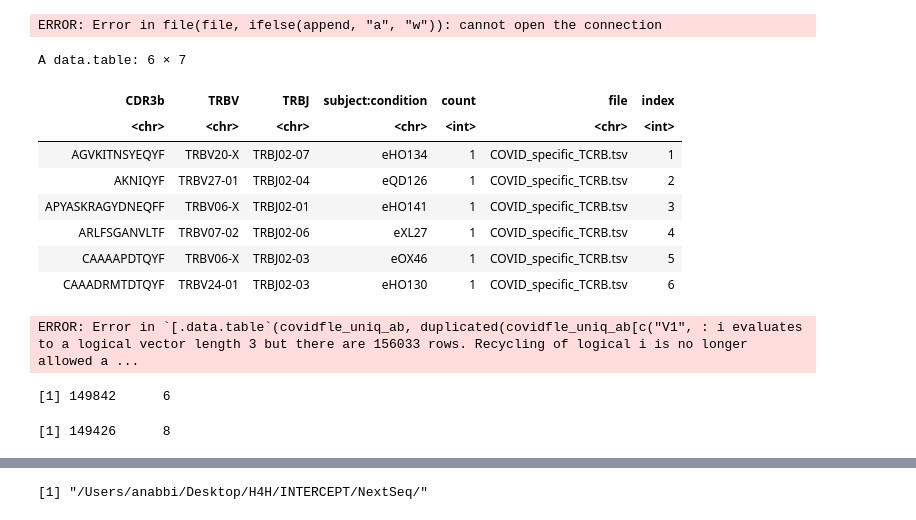
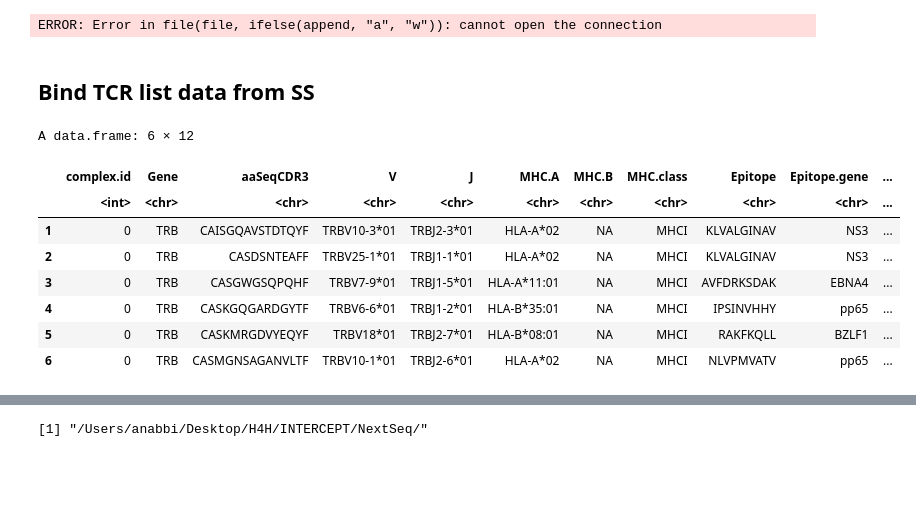
Before and after one commit to pughlab/ped_CapTCRseq, a Jupyter notebook: notebooks/000_GLIPH.ipynb, the cells around one changed output, grey strips where cells are left out. Cells and saved outputs as stored; diff of their text form; code cells hidden in the pictures; blank space fills up the shorter version.

```diff
--- a/notebooks/000_GLIPH.ipynb
+++ b/notebooks/000_GLIPH.ipynb
@@ -265,15 +265,20 @@ write.table(covidfle_uniq_ab_dedup_subset, file = '/Users/anabbi/Desktop/H4H/pro
 Warning message in file(file, ifelse(append, "a", "w")):
 “cannot open file '/Users/anabbi/Desktop/H4H/projects/COVID-19/tcr-cap/Adaptive/MIRA/ImmuneCODE-MIRA-Release002.1/COVID_specific_TCRB_clean.tsv': Permission denied”
 ERROR: Error in file(file, ifelse(append, "a", "w")): cannot open the connection
+# %% [markdown]
+## Bind TCR list data from SS
+# %%
+VDJdb_tcr <- read.table(file = paste0(datapath, "CapTCRseq/VDJdb_MinimalScoreConfidence3.tsv"),
+                       sep = "\t", header = T)
 # %%
-head(covidfle_uniq_ab_dedup_subset)
+head(VDJdb_tcr)
 # %% [output]
-A data.table: 6 × 7
+A data.frame: 6 × 12
-| CDR3b | TRBV | TRBJ | subject:condition | count | file | index |
-| <chr> | <chr> | <chr> | <chr> | <int> | <chr> | <int> |
-| AGVKITNSYEQYF | TRBV20-X | TRBJ02-07 | eHO134 | 1 | COVID_specific_TCRB.tsv | 1 |
-| AKNIQYF | TRBV27-01 | TRBJ02-04 | eQD126 | 1 | COVID_specific_TCRB.tsv | 2 |
-| APYASKRAGYDNEQFF | TRBV06-X | TRBJ02-01 | eHO141 | 1 | COVID_specific_TCRB.tsv | 3 |
-| ARLFSGANVLTF | TRBV07-02 | TRBJ02-06 | eXL27 | 1 | COVID_specific_TCRB.tsv | 4 |
-| CAAAAPDTQYF | TRBV06-X | TRBJ02-03 | eOX46 | 1 | COVID_specific_TCRB.tsv | 5 |
-| CAAADRMTDTQYF | TRBV24-01 | TRBJ02-03 | eHO130 | 1 | COVID_specific_TCRB.tsv | 6 |
+|  | complex.id | Gene | aaSeqCDR3 | V | J | MHC.A | MHC.B | MHC.class | Epitope | Epitope.gene | ... |
+|  | <int> | <chr> | <chr> | <chr> | <chr> | <chr> | <chr> | <chr> | <chr> | <chr> | ... |
+| 1 | 0 | TRB | CAISGQAVSTDTQYF | TRBV10-3*01 | TRBJ2-3*01 | HLA-A*02 | NA | MHCI | KLVALGINAV | NS3 | ... |
+| 2 | 0 | TRB | CASDSNTEAFF | TRBV25-1*01 | TRBJ1-1*01 | HLA-A*02 | NA | MHCI | KLVALGINAV | NS3 | ... |
+| 3 | 0 | TRB | CASGWGSQPQHF | TRBV7-9*01 | TRBJ1-5*01 | HLA-A*11:01 | NA | MHCI | AVFDRKSDAK | EBNA4 | ... |
+| 4 | 0 | TRB | CASKGQGARDGYTF | TRBV6-6*01 | TRBJ1-2*01 | HLA-B*35:01 | NA | MHCI | IPSINVHHY | pp65 | ... |
+| 5 | 0 | TRB | CASKMRGDVYEQYF | TRBV18*01 | TRBJ2-7*01 | HLA-B*08:01 | NA | MHCI | RAKFKQLL | BZLF1 | ... |
+| 6 | 0 | TRB | CASMGNSAGANVLTF | TRBV10-1*01 | TRBJ2-6*01 | HLA-A*02 | NA | MHCI | NLVPMVATV | pp65 | ... |
@@ -283,5 +284,0 @@ colnames(covidfle_uniq_ab_dedup) <-  c("CDR3b", "TRBV", "TRBJ", "V4", "V5", "cou
-# %%
-#dedup
-covidfle_uniq_ab_dedup <- covidfle_uniq_ab[duplicated(covidfle_uniq_ab[c("V1","V2","V3")]),]
-# %% [output]
-ERROR: Error in `[.data.table`(covidfle_uniq_ab, duplicated(covidfle_uniq_ab[c("V1", : i evaluates to a logical vector length 3 but there are 156033 rows. Recycling of logical i is no longer allowed a ...
@@ -290,8 +284,0 @@ covidfle_uniq_dedup_ab <- covidfle_uniq_dedup_ab[ covidfle_uniq_dedup_ab$V1 != "
-# %%
-dim(covidfle_uniq_dedup)
-# %% [output]
-[1] 149842      6
-# %%
-dim(covidfle_uniq_dedup_ab)
-# %% [output]
-[1] 149426      8
```
Also changed, not shown: parts of 8 cells of this notebook.
